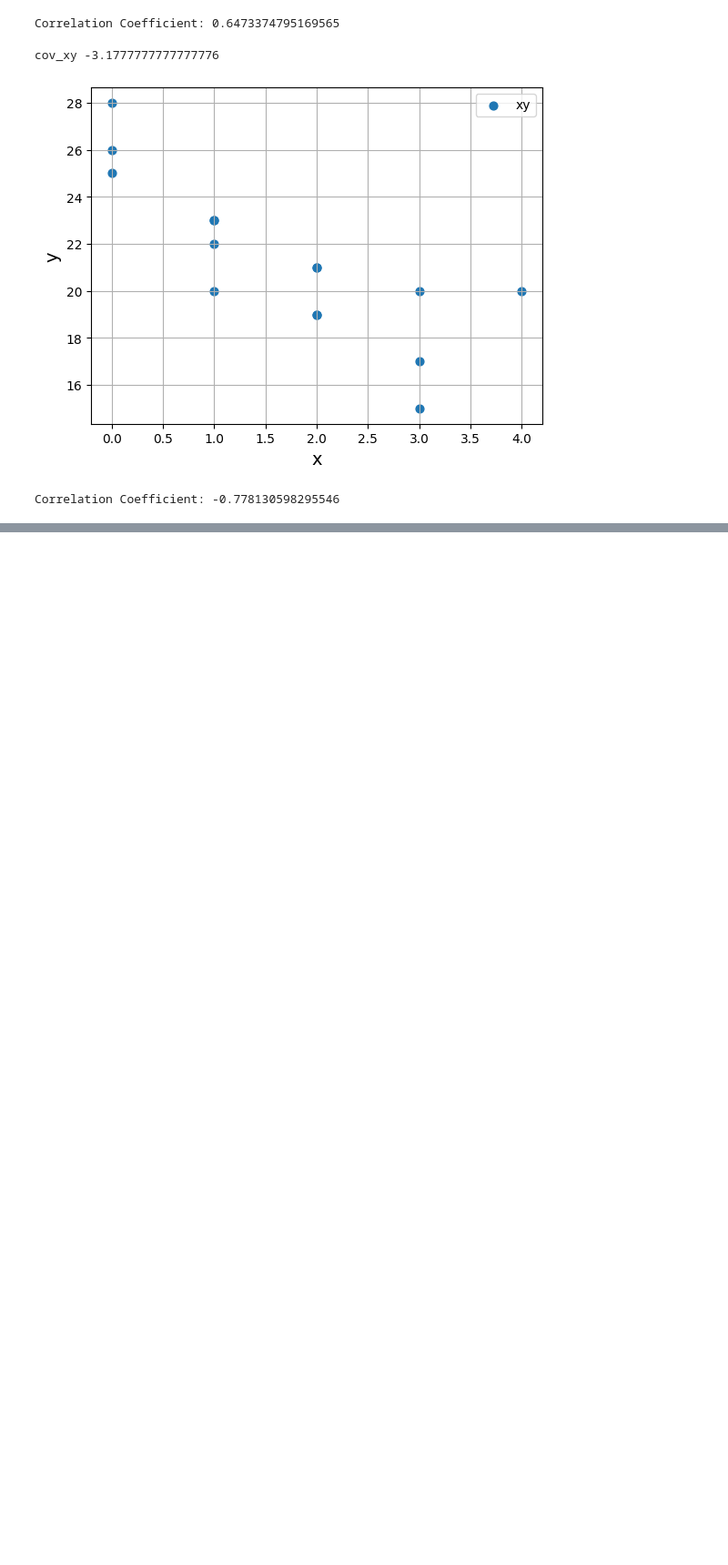
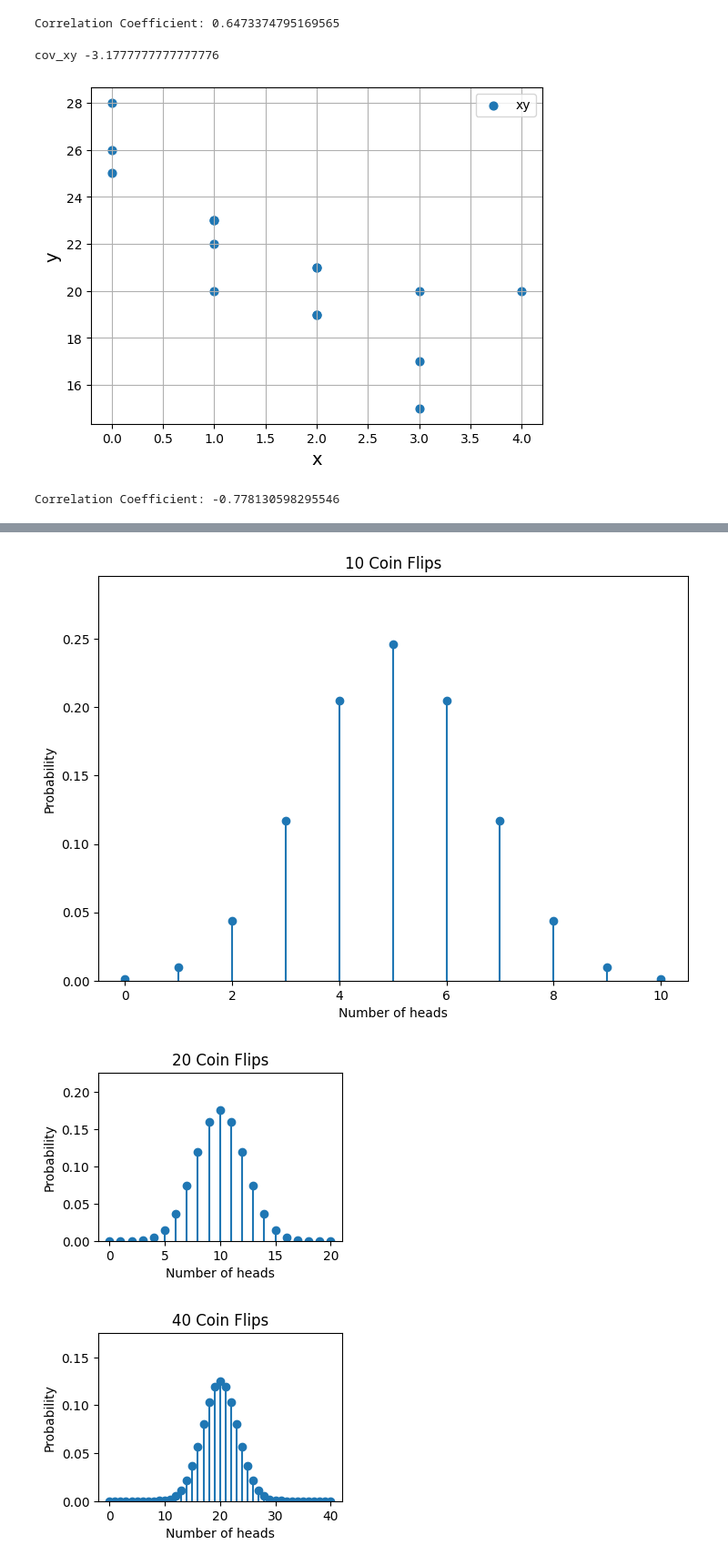
Before and after one commit to thgusdlek/-, a Jupyter notebook: 기초확률과통계.ipynb, the cells around one changed output, grey strips where cells are left out. Shown at 91% size. Drawn from its saved outputs; the diff is of its cells as text; code cells hidden in the pictures; blank space fills up the shorter version.

```diff
--- a/기초확률과통계.ipynb
+++ b/기초확률과통계.ipynb
@@ -409,0 +431,22 @@ Correlation Coefficient: -0.778130598295546
+# %%
+!pip install scipy
+import scipy.stats as stats
+import numpy as np
+import matplotlib.pyplot as plt
+#동전 던지기 횟수 설정:10회,20회,40회,100회
+n_values=[10,20,40,100]
+p=0.5 #동전의 앞면이 나올 확률
+#그래프 설정
+plt.figure(figsize=(14,10))
+for i, n in enumerate(n_values,1):
+  x=np.arange(0,n+1)
+  pmf_values = stats.binom.pmf(x,n,p)
+  plt.subplot(2,2,i) #2x2 subplot 생성
+  plt.stem(x,pmf_values,linefmt='C0-', markerfmt='C0o', basefmt=" ") #수선의 발을 그림
+  plt.title(f'{n} Coin Flips')
+  plt.xlabel('Number of heads')
+  plt.ylabel('Probability')
+  plt.ylim(0, max(pmf_values)+0.05) #최대 확률보다 조금 더 높은 값으로 y축설정
+  plt.tight_layout()
+  plt.show()
+# %% [output]
@@ -409,0 +455,3 @@ Correlation Coefficient: -0.778130598295546
+[figure, added]
+[figure, added]
+[figure, added]
```
Also changed, not shown: parts of 4 cells of this notebook.
